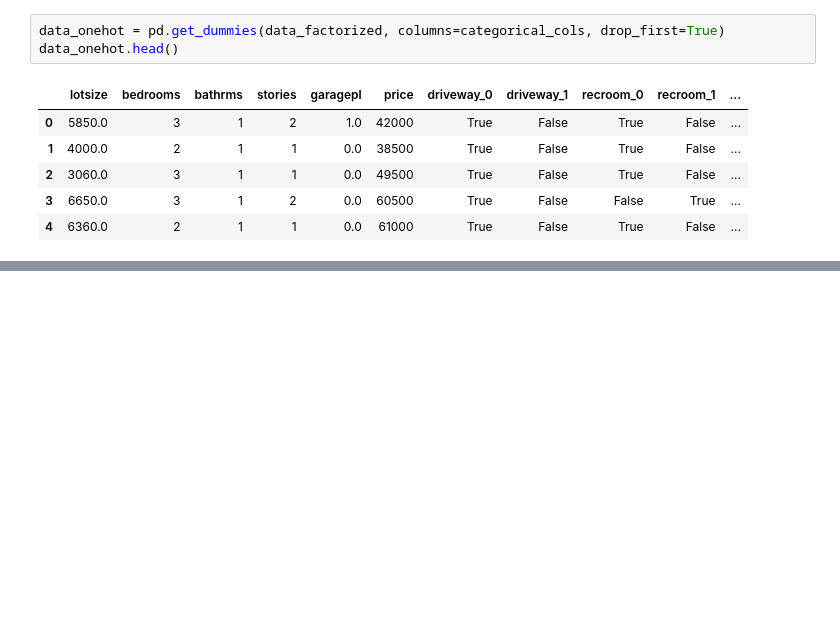
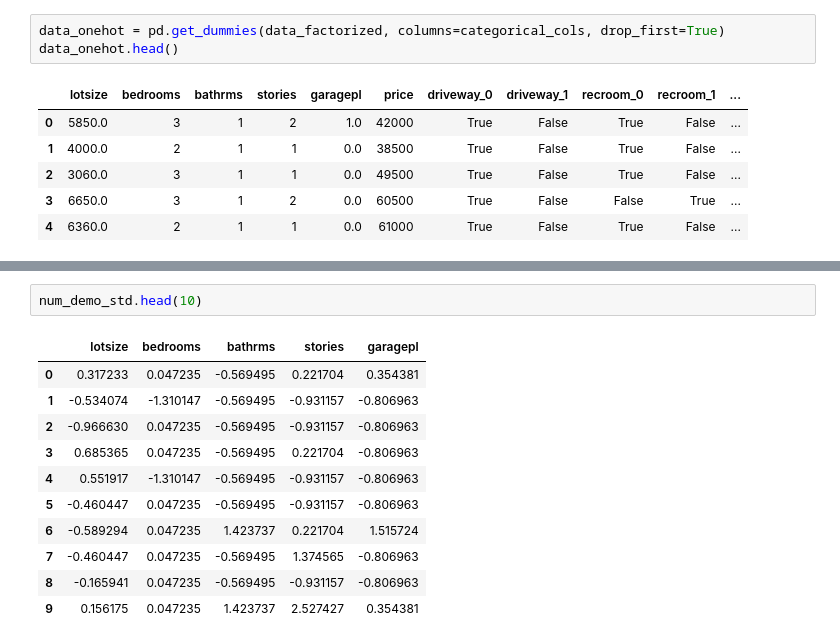
Before and after one commit to Zamanof/AI-Applications-Using-Python-FSDE_Oct_24_3_ru, a Jupyter notebook: AI 06/AI 06. House price regression.ipynb, the cells around one changed output, grey strips where cells are left out. Cells and saved outputs as stored; diff of their text form; blank space fills up the shorter version.

```diff
--- a/AI 06/AI 06. House price regression.ipynb
+++ b/AI 06/AI 06. House price regression.ipynb
@@ -203,0 +236,14 @@ data_onehot.head()
+# %%
+num_demo_std.head(10)
+# %% [output]
+|  | lotsize | bedrooms | bathrms | stories | garagepl |
+| 0 | 0.317233 | 0.047235 | -0.569495 | 0.221704 | 0.354381 |
+| 1 | -0.534074 | -1.310147 | -0.569495 | -0.931157 | -0.806963 |
+| 2 | -0.966630 | 0.047235 | -0.569495 | -0.931157 | -0.806963 |
+| 3 | 0.685365 | 0.047235 | -0.569495 | 0.221704 | -0.806963 |
+| 4 | 0.551917 | -1.310147 | -0.569495 | -0.931157 | -0.806963 |
+| 5 | -0.460447 | 0.047235 | -0.569495 | -0.931157 | -0.806963 |
+| 6 | -0.589294 | 0.047235 | 1.423737 | 0.221704 | 1.515724 |
+| 7 | -0.460447 | 0.047235 | -0.569495 | 1.374565 | -0.806963 |
+| 8 | -0.165941 | 0.047235 | -0.569495 | -0.931157 | -0.806963 |
+| 9 | 0.156175 | 0.047235 | 1.423737 | 2.527427 | 0.354381 |
```
Also changed, not shown: parts of 16 cells of this notebook.
